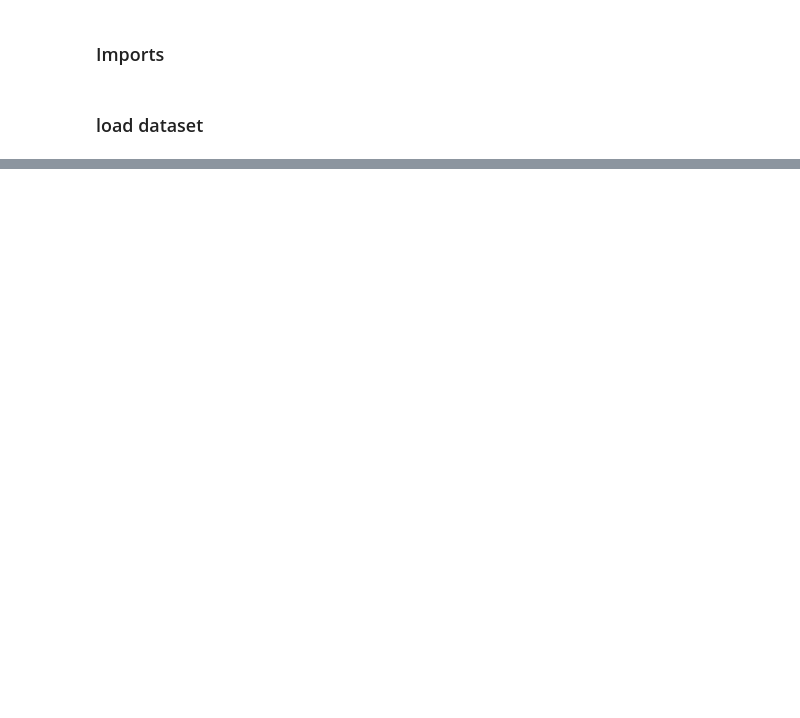
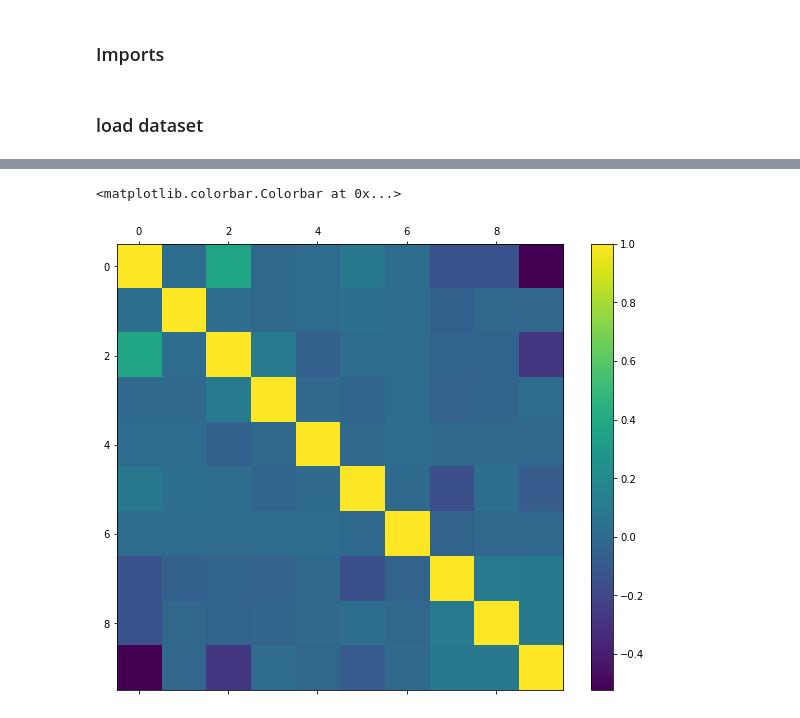
Before and after one commit to 3LL3RM4NN/bdlt_project_the_prophets, a Jupyter notebook: playground_julius.ipynb, the cells around one changed output, grey strips where cells are left out. Saved outputs shown, nothing was run; the diff lists cells and outputs as text; code cells hidden in the pictures; blank space fills up the shorter version.

```diff
--- a/playground_julius.ipynb
+++ b/playground_julius.ipynb
@@ -62,0 +86,7 @@ data.describe()
+# %%
+f = plt.figure(figsize=(10, 8))
+plt.matshow(data.drop(['id', 'lng', 'lat'], axis=1).corr(), fignum=f.number)
+plt.colorbar()
+# %% [output]
+<matplotlib.colorbar.Colorbar at 0x...>
+[figure, added]
```
Also changed, not shown: parts of 7 cells of this notebook.
